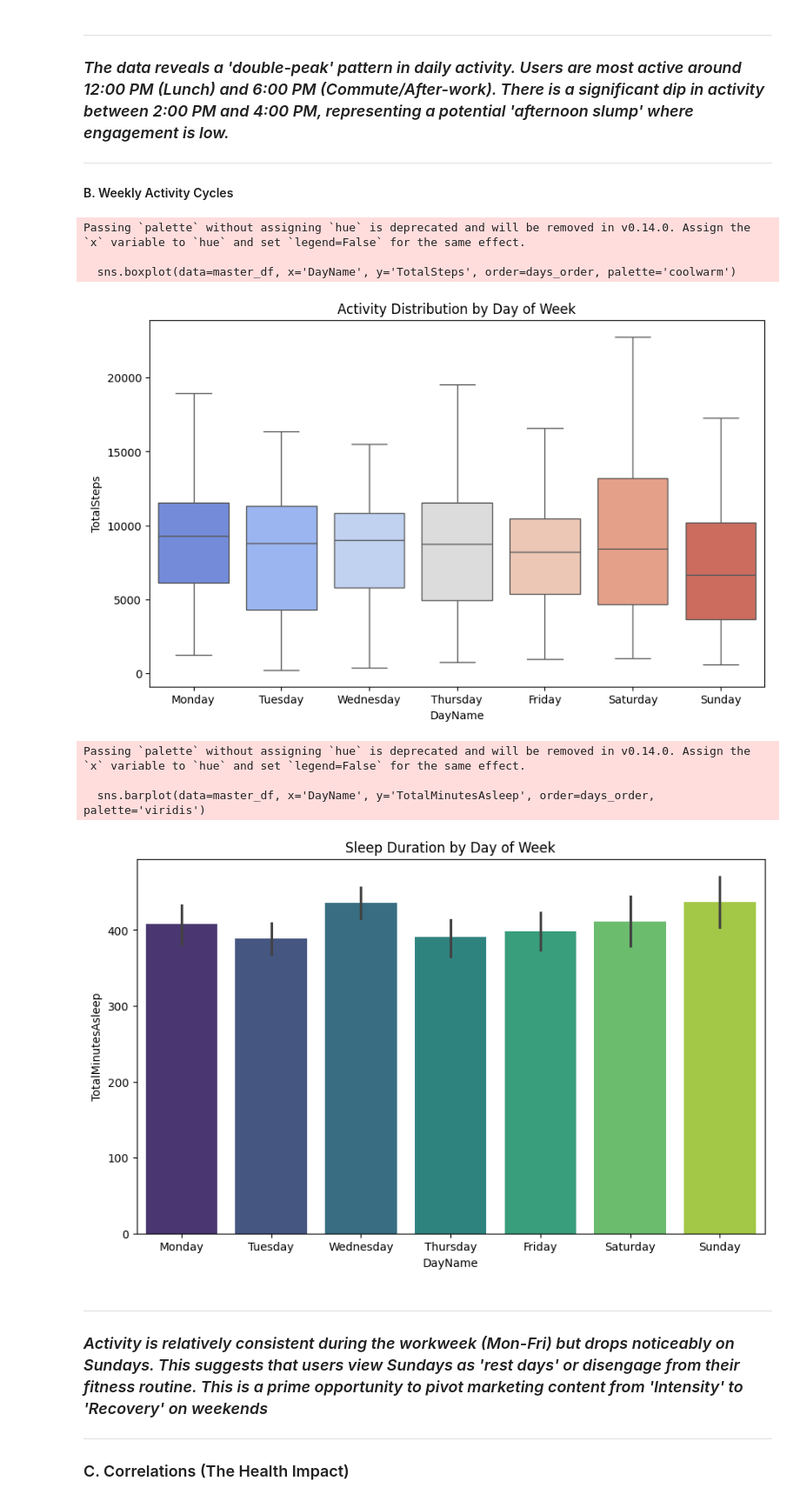
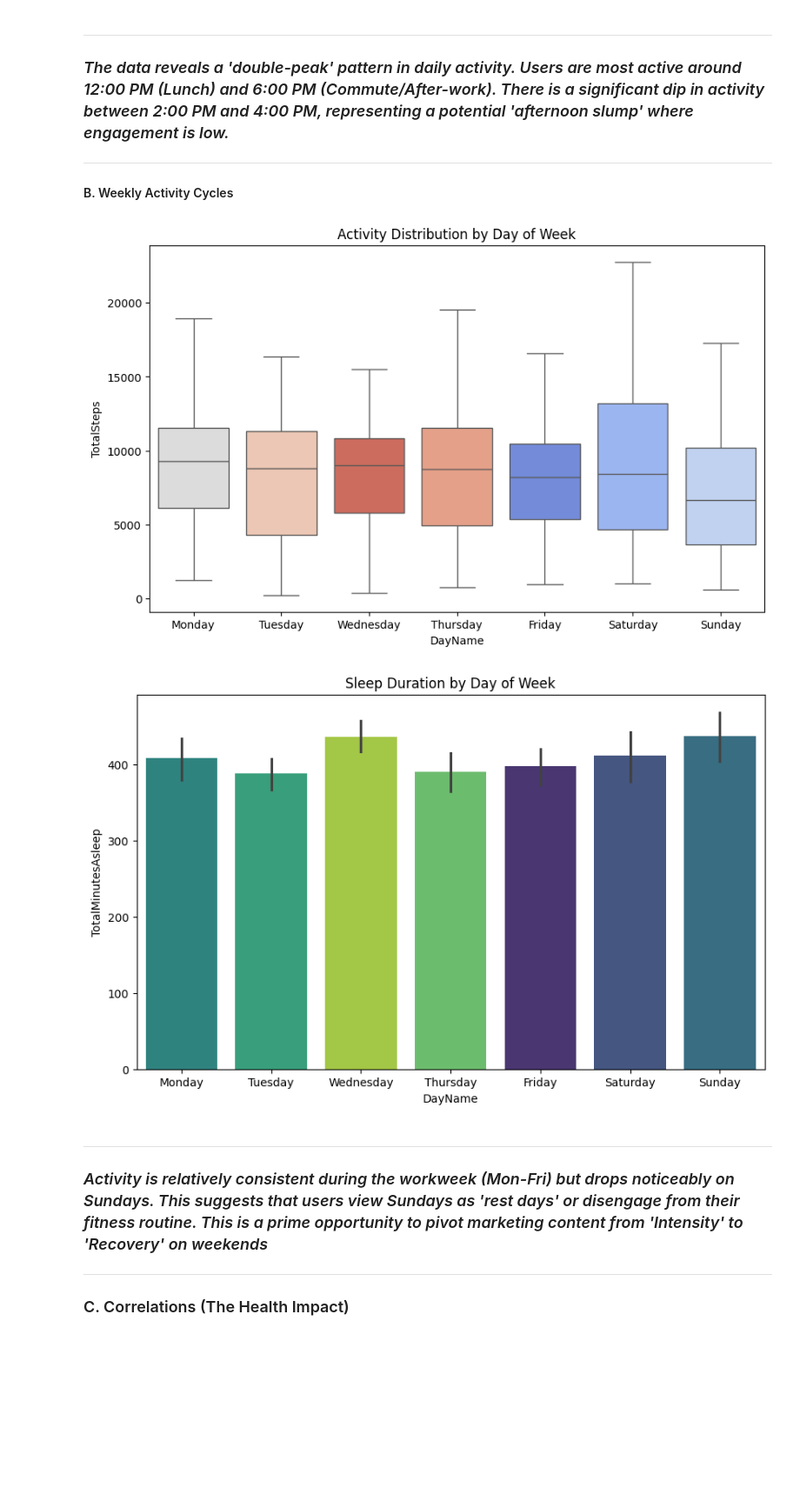
Before and after one commit to ApoorvaGondane/Bellabeat-Case-Study, a Jupyter notebook: Bellabeat_Case_Study.ipynb, the cells around one changed output. Shown: that part at 87% size. Saved outputs shown, nothing was run; the diff lists cells and outputs as text; code cells hidden in the pictures; blank space fills up the shorter version.

```diff
--- a/Bellabeat_Case_Study.ipynb
+++ b/Bellabeat_Case_Study.ipynb
@@ -38,8 +38,8 @@ from sklearn.cluster import KMeans
 from sklearn.preprocessing import StandardScaler
 # %%
 # Reading and Merging Data
-folder_period_1 = "C:/Users/Shubham/Downloads/Bellabeat Case Study/mturkfitbit_export_3.12.16-4.11.16/Fitabase Data 3.12.16-4.11.16"
-folder_period_2 = "C:/Users/Shubham/Downloads/Bellabeat Case Study/mturkfitbit_export_4.12.16-5.12.16/Fitabase Data 4.12.16-5.12.16"
+folder_period_1 = os.path.join("Dataset", "mturkfitbit_export_3.12.16-4.11.16", "Fitabase Data 3.12.16-4.11.16")
+folder_period_2 = os.path.join("Dataset", "mturkfitbit_export_4.12.16-5.12.16", "Fitabase Data 4.12.16-5.12.16")
 def load_and_combine(filename):
     """
     Helper function to read the same file from both folders
@@ -92,7 +92,7 @@ Successfully combined hourlySteps_merged.csv: 46008 rows.
 # %%
 # Check the date range to confirm we now have 2 full months
 # We need to convert to datetime first
-daily_activity['ActivityDate'] = pd.to_datetime(daily_activity['ActivityDate'])
+daily_activity['ActivityDate'] = pd.to_datetime(daily_activity['ActivityDate'], format='%m/%d/%Y')
 
 print("Data Start Date:", daily_activity['ActivityDate'].min())
 print("Data End Date:",   daily_activity['ActivityDate'].max())
@@ -104,7 +104,7 @@ Data Start Date: 2016-03-12 00:00:00
 Data End Date: 2016-05-12 00:00:00
 Number of unique users: 35
 # %%
-# Path to the specific file in the first folder (adjust if your path differs slightly)
+# Path to the specific file in the first folder
 minute_sleep_path = os.path.join(folder_period_1, "minuteSleep_merged.csv")
 sleep_day_path_2 = os.path.join(folder_period_2, "sleepDay_merged.csv")
 
@@ -134,7 +134,7 @@ recreated_sleep_df['TotalSleepRecords'] = 1 # Placeholder as we don't have separ
 
 # 3. Load Period 2 (which was already fine)
 sleep_period_2 = pd.read_csv(sleep_day_path_2)
-sleep_period_2['SleepDay'] = pd.to_datetime(sleep_period_2['SleepDay'])
+sleep_period_2['SleepDay'] = pd.to_datetime(sleep_period_2['SleepDay'], format='%m/%d/%Y %I:%M:%S %p')
 
 # 4. Concatenate both
 sleep_day = pd.concat([recreated_sleep_df, sleep_period_2], ignore_index=True)
@@ -262,30 +259,24 @@ Passing `palette` without assigning `hue` is deprecated and will be removed in v
 # %%
 # 1. Ensure we have Day of Week in our Master DF
 master_df['DayName'] = master_df['Date'].dt.day_name()
 
 # 2. Define order (Monday -> Sunday) for the plot
 days_order = ['Monday', 'Tuesday', 'Wednesday', 'Thursday', 'Friday', 'Saturday', 'Sunday']
 
 # 3. Visualize Steps by Day
 plt.figure(figsize=(10, 6))
-sns.boxplot(data=master_df, x='DayName', y='TotalSteps', order=days_order, palette='coolwarm')
+sns.boxplot(data=master_df, x='DayName', y='TotalSteps', order=days_order, palette='coolwarm',hue='DayName', legend=False)
 plt.title('Activity Distribution by Day of Week')
 plt.show()
 
 # 4. Check Sleep by Day (Optional but recommended)
 plt.figure(figsize=(10, 6))
-sns.barplot(data=master_df, x='DayName', y='TotalMinutesAsleep', order=days_order, palette='viridis')
+sns.barplot(data=master_df, x='DayName', y='TotalMinutesAsleep', order=days_order, palette='viridis',hue='DayName',legend=False)
 plt.title('Sleep Duration by Day of Week')
 plt.show()
 # %% [output]
-Passing `palette` without assigning `hue` is deprecated and will be removed in v0.14.0. Assign the `x` variable to `hue` and set `legend=False` for the same effect.
-
-  sns.boxplot(data=master_df, x='DayName', y='TotalSteps', order=days_order, palette='coolwarm')
-[figure, old version]
+[figure, new version]
-Passing `palette` without assigning `hue` is deprecated and will be removed in v0.14.0. Assign the `x` variable to `hue` and set `legend=False` for the same effect.
-
-  sns.barplot(data=master_df, x='DayName', y='TotalMinutesAsleep', order=days_order, palette='viridis')
-[figure, old version]
+[figure, new version]
 # %% [markdown]
 ---
 
```
Also changed, not shown: parts of 2 cells of this notebook.
